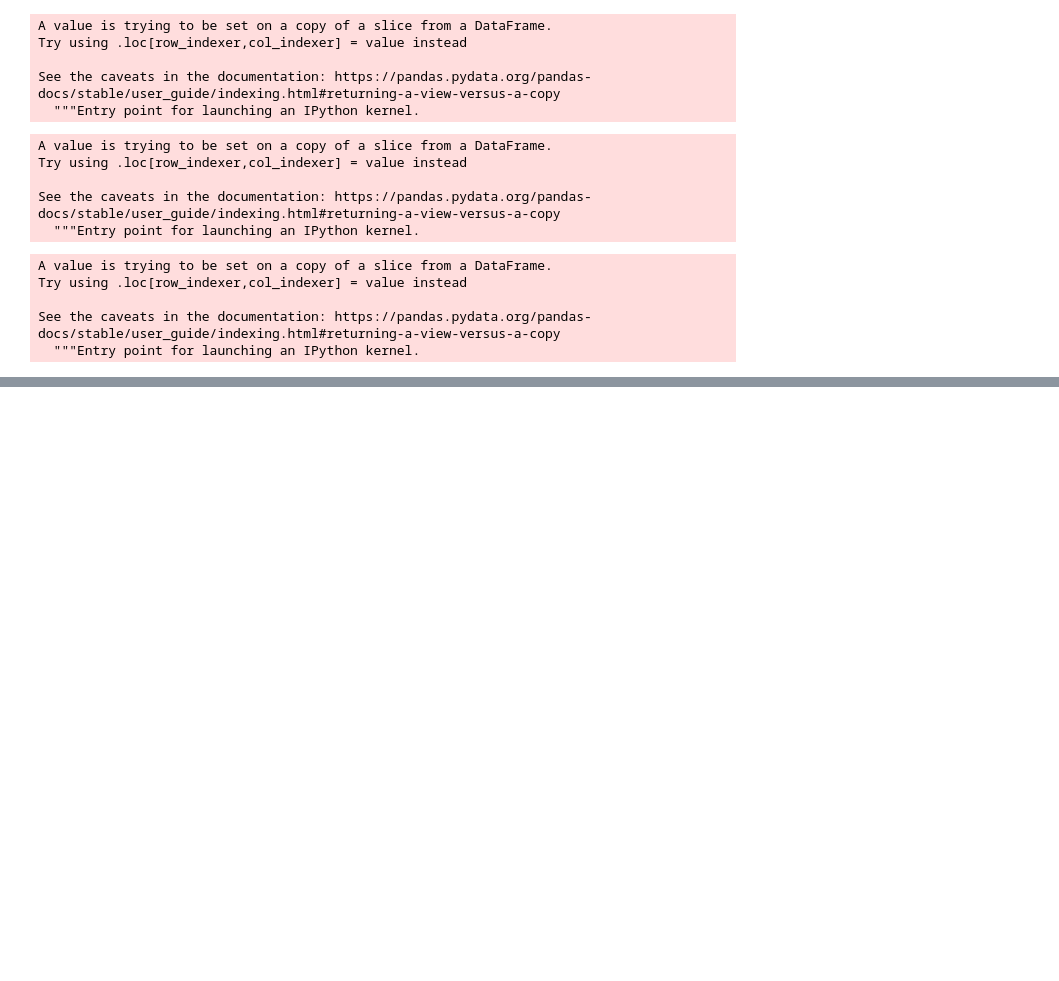
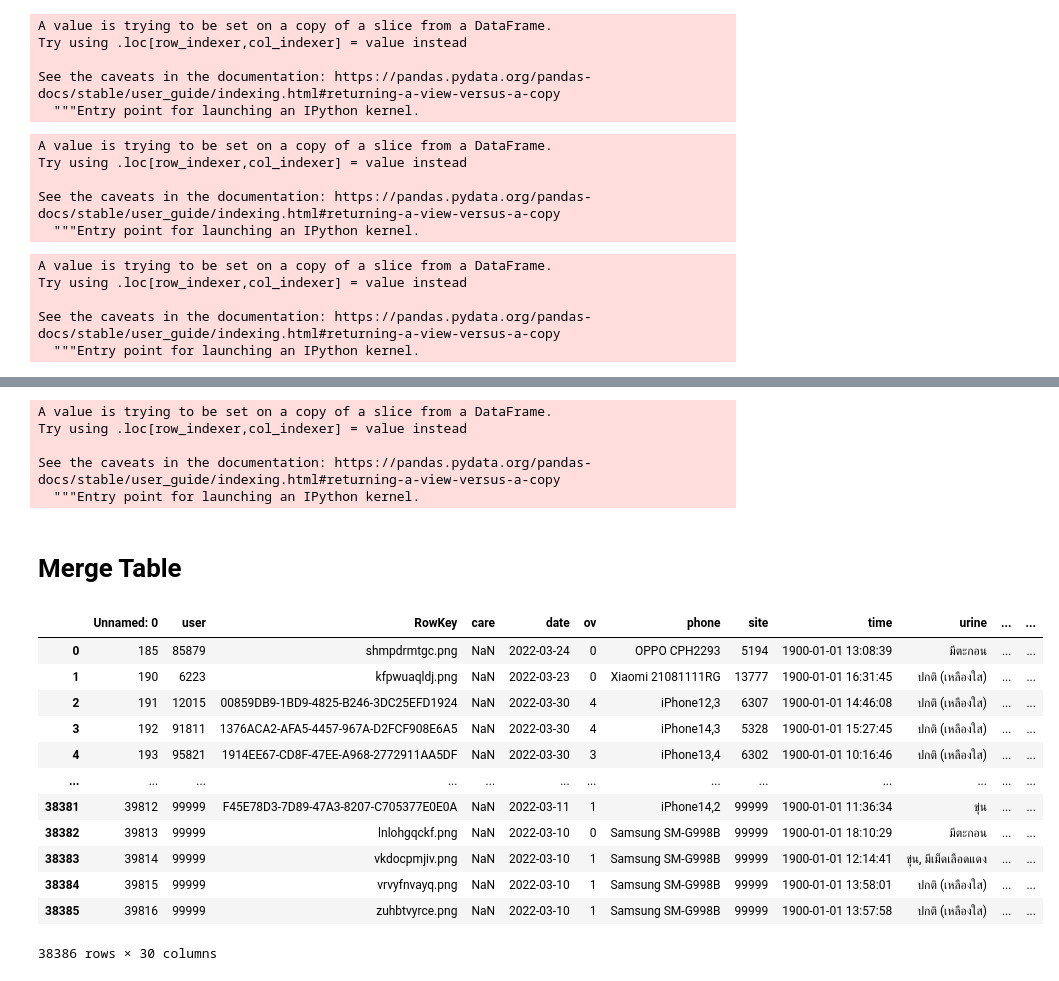
Before and after one commit to ThanikPimpiban/data_viz_2022, a Jupyter notebook: FinalExam.ipynb, the cells around one changed output, grey strips where cells are left out. Saved outputs shown, nothing was run; the diff lists cells and outputs as text; code cells hidden in the pictures; blank space fills up the shorter version.

```diff
--- a/FinalExam.ipynb
+++ b/FinalExam.ipynb
@@ -231,0 +267,3 @@ data1_use
+# %%
+data2_use1=data2_clean[data2_clean['hcode']!='2475x']
+data2_use1
@@ -231,0 +284,3 @@ data1_use
+# %%
+data2_use=data2_use1[data2_use1['hcode']!='2560x']
+data2_use
@@ -325,0 +439,27 @@ memory usage: 4.4+ MB
+# %%
+data2_use['hcode']=data2_use['hcode'].astype('int64')
+# %% [output]
+A value is trying to be set on a copy of a slice from a DataFrame.
+Try using .loc[row_indexer,col_indexer] = value instead
+
+See the caveats in the documentation: https://pandas.pydata.org/pandas-docs/stable/user_guide/indexing.html#returning-a-view-versus-a-copy
+  """Entry point for launching an IPython kernel.
+# %% [markdown]
+# Merge Table
+# %%
+df_merge = data1_use.merge(data2_use,how='left',left_on='site',right_on='hcode')
+df_merge
+# %% [output]
+|  | Unnamed: 0 | user | RowKey | care | date | ov | phone | site | time | urine | ... | ... |
+| 0 | 185 | 85879 | shmpdrmtgc.png | NaN | 2022-03-24 | 0 | OPPO CPH2293 | 5194 | 1900-01-01 13:08:39 | มีตะกอน | ... | ... |
+| 1 | 190 | 6223 | kfpwuaqldj.png | NaN | 2022-03-23 | 0 | Xiaomi 21081111RG | 13777 | 1900-01-01 16:31:45 | ปกติ (เหลืองใส) | ... | ... |
+| 2 | 191 | 12015 | 00859DB9-1BD9-4825-B246-3DC25EFD1924 | NaN | 2022-03-30 | 4 | iPhone12,3 | 6307 | 1900-01-01 14:46:08 | ปกติ (เหลืองใส) | ... | ... |
+| 3 | 192 | 91811 | 1376ACA2-AFA5-4457-967A-D2FCF908E6A5 | NaN | 2022-03-30 | 4 | iPhone14,3 | 5328 | 1900-01-01 15:27:45 | ปกติ (เหลืองใส) | ... | ... |
+| 4 | 193 | 95821 | 1914EE67-CD8F-47EE-A968-2772911AA5DF | NaN | 2022-03-30 | 3 | iPhone13,4 | 6302 | 1900-01-01 10:16:46 | ปกติ (เหลืองใส) | ... | ... |
+| ... | ... | ... | ... | ... | ... | ... | ... | ... | ... | ... | ... | ... |
+| 38381 | 39812 | 99999 | F45E78D3-7D89-47A3-8207-C705377E0E0A | NaN | 2022-03-11 | 1 | iPhone14,2 | 99999 | 1900-01-01 11:36:34 | ขุ่น | ... | ... |
+| 38382 | 39813 | 99999 | lnlohgqckf.png | NaN | 2022-03-10 | 0 | Samsung SM-G998B | 99999 | 1900-01-01 18:10:29 | มีตะกอน | ... | ... |
+| 38383 | 39814 | 99999 | vkdocpmjiv.png | NaN | 2022-03-10 | 1 | Samsung SM-G998B | 99999 | 1900-01-01 12:14:41 | ขุ่น, มีเม็ดเลือดแดง | ... | ... |
+| 38384 | 39815 | 99999 | vrvyfnvayq.png | NaN | 2022-03-10 | 1 | Samsung SM-G998B | 99999 | 1900-01-01 13:58:01 | ปกติ (เหลืองใส) | ... | ... |
+| 38385 | 39816 | 99999 | zuhbtvyrce.png | NaN | 2022-03-10 | 1 | Samsung SM-G998B | 99999 | 1900-01-01 13:57:58 | ปกติ (เหลืองใส) | ... | ... |
+38386 rows × 30 columns
```
Also changed, not shown: parts of 15 cells of this notebook.
